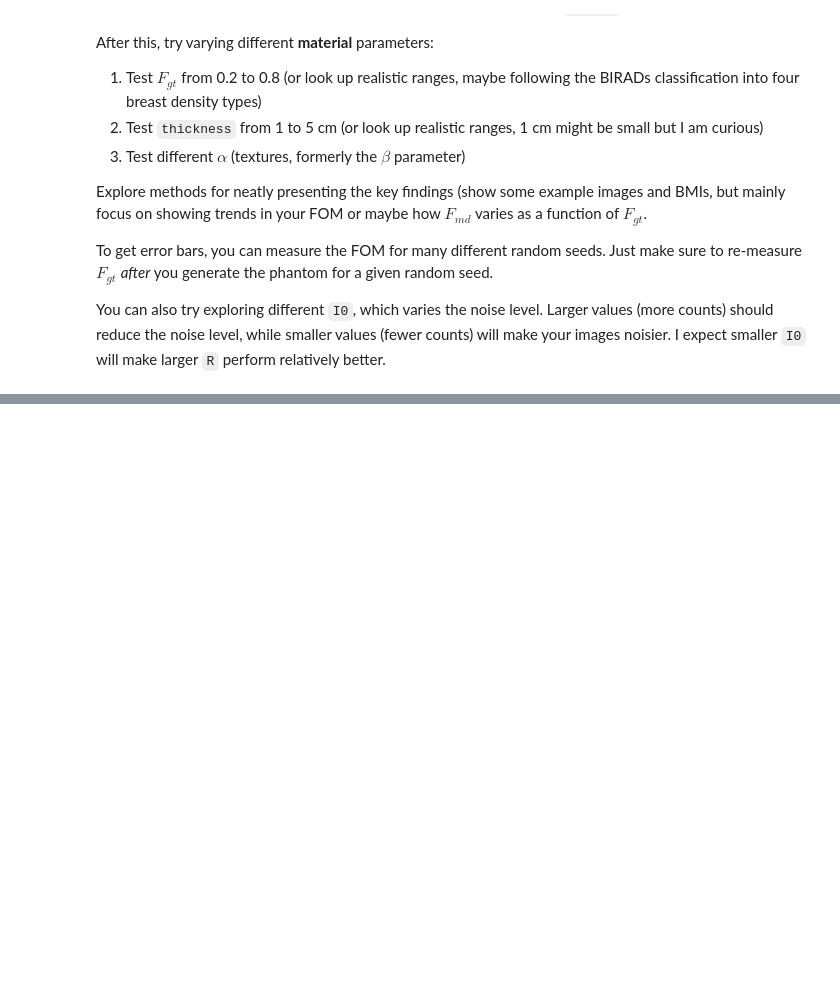
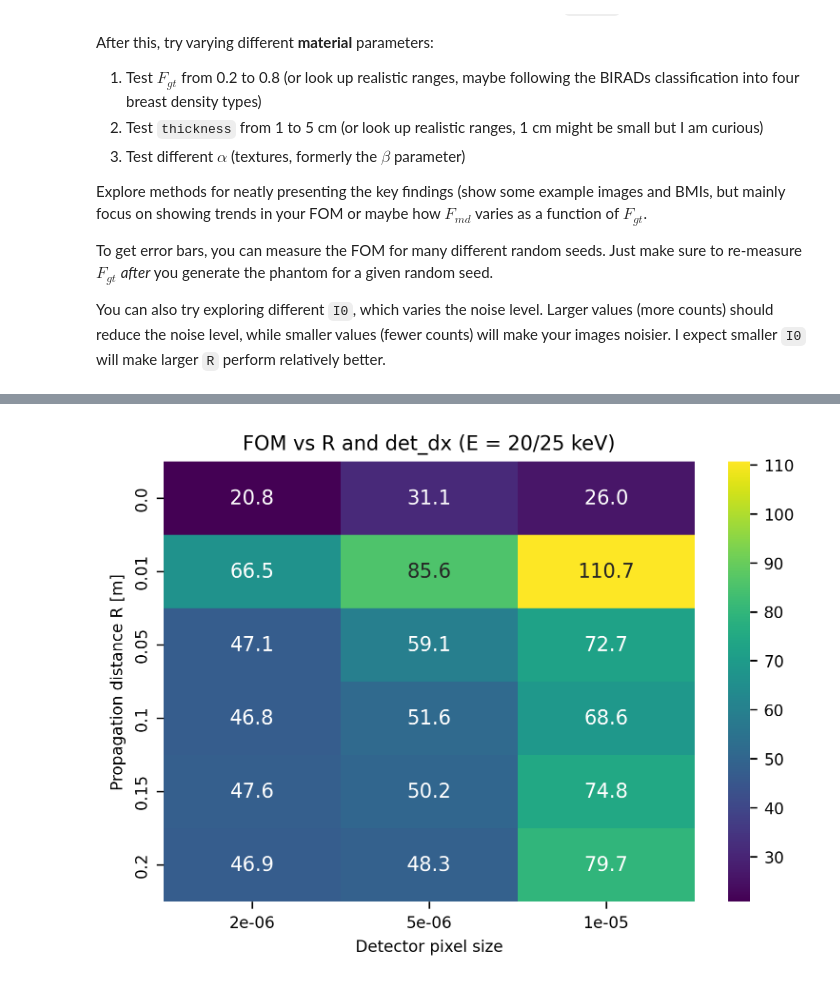
Before and after one commit to gjadick/xpc-mammo, a Jupyter notebook: simulate.ipynb, the cells around one changed output, grey strips where cells are left out. Drawn from its saved outputs; the diff is of its cells as text; code cells hidden in the pictures; blank space fills up the shorter version.

```diff
--- a/simulate.ipynb
+++ b/simulate.ipynb
@@ -281,0 +282,35 @@ TypeError: can't multiply sequence by non-int of type 'float'
+# %%
+#took me about 11 minutes to run
+
+from pipeline import run_material_decomposition
+import itertools
+import pandas as pd
+
+Rs = [0.0, 0.01, 0.05, 0.1, 0.15, 0.2]
+det_dxs = [2e-6, 5e-6, 1e-5]
+energy_pairs = [(15, 20), (20, 25), (25, 30), (30, 35)]
+
+results = []
+for R, det_dx, energies in itertools.product(Rs, det_dxs, energy_pairs):
+    res = run_material_decomposition(energies, R, det_dx)
+    results.append({
+        'energies': energies,
+        'R': R,
+        'det_dx': det_dx,
+        **res  #Fgt, Fmd, FOM
+    })
+
+df = pd.DataFrame(results)
+df.to_csv("fom_sweep.csv", index=False)
+# %%
+import seaborn as sns
+
+pivoted = df[df['energies'] == (20, 25)].pivot(index='R', columns='det_dx', values='fom')
+plt.figure(figsize=(6,4))
+plt.title("FOM vs R and det_dx (E = 20/25 keV)")
+sns.heatmap(pivoted, annot=True, fmt=".1f", cmap='viridis')
+plt.xlabel("Detector pixel size")
+plt.ylabel("Propagation distance R [m]")
+plt.show()
+# %% [output]
+[figure, added]
```
Also changed, not shown: parts of 4 cells of this notebook, 1 other file.
